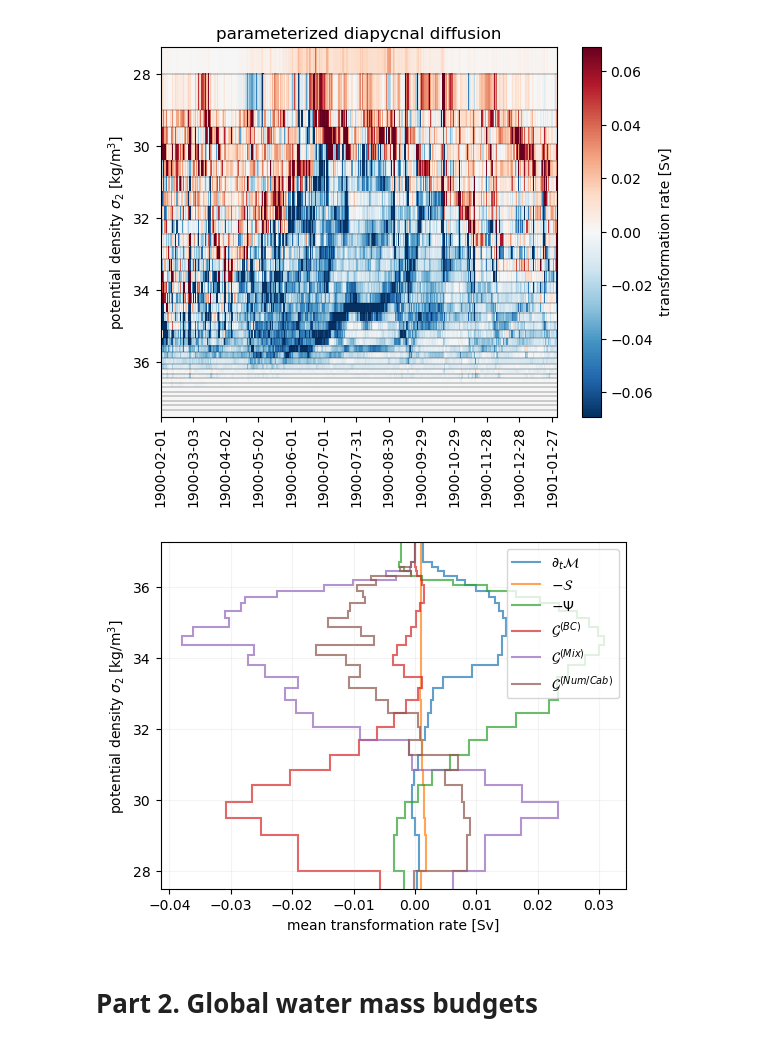
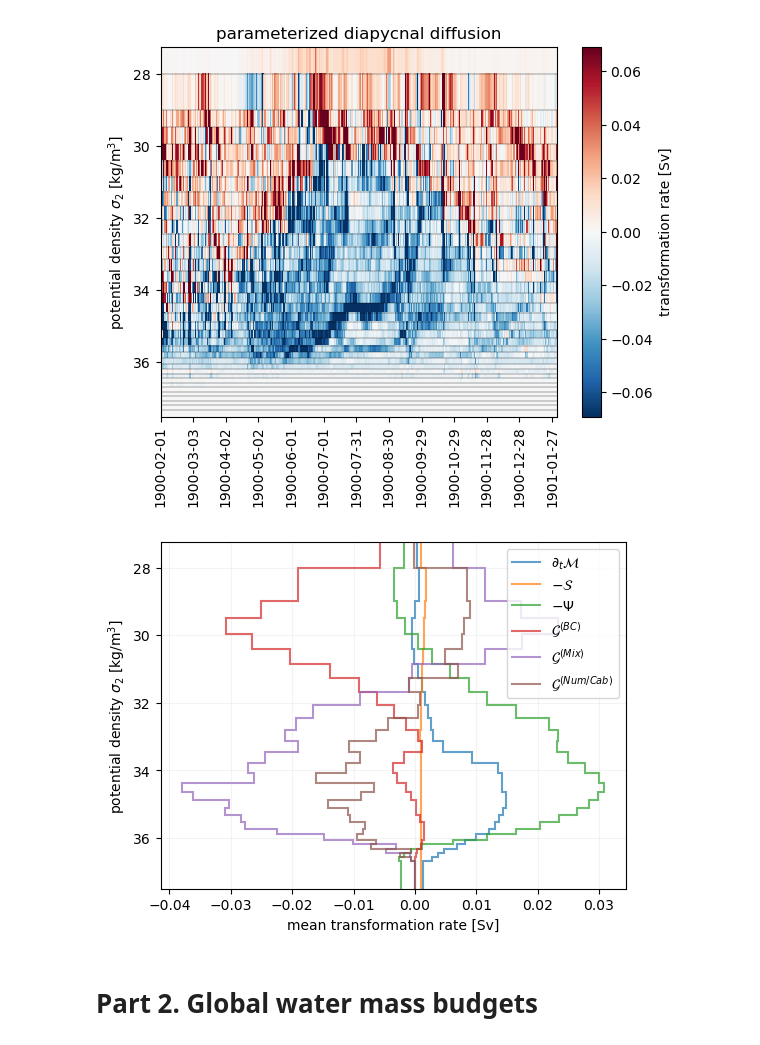
Before and after one commit to hdrake/xwmb, a Jupyter notebook: examples/Baltic_example.ipynb, the cells around one changed output. Cells and saved outputs as stored; diff of their text form; code cells hidden in the pictures.

```diff
--- a/examples/Baltic_example.ipynb
+++ b/examples/Baltic_example.ipynb
@@ -16,6 +15,7 @@ import xwmb
 # %% [markdown]
 ### Load grids and data
 # %%
+diag_frequency = "daily" # switch to "monthly" for testing
+
 from loading import *
-grid_ref = load_baltic("rho2", "monthly") # Just to get the limits of the target density bins
-grid = load_baltic("zstr", "daily")
+grid = load_baltic("zstr", diag_frequency)
@@ -21,0 +24,13 @@ grid = load_baltic("zstr", "daily")
+# %%
+# We specify our target density bins based on the online density-coordinate diagnostics
+grid_ref = load_baltic("rho2", "monthly")
+grid._ds = grid._ds.assign_coords({
+    "sigma2_l_target": grid_ref._ds['sigma2_l'].rename({"sigma2_l":"sigma2_l_target"}),
+    "sigma2_i_target": grid_ref._ds['sigma2_i'].rename({"sigma2_i":"sigma2_i_target"}),
+})
+grid = xwmt.add_gridcoords(
+    grid,
+    {"Z_target": {"center": "sigma2_l_target", "outer": "sigma2_i_target"}},
+    {"Z_target": "extend"}
+)
+grid
@@ -62,14 +91,6 @@ with warnings.catch_warnings():
         budgets_dict,
         region
     )
-    wmb.target_coords = {
-        "center": "sigma2_l_target",
-        "outer": "sigma2_i_target"
-    }
-    wmb.grid._ds = wmb.grid._ds.assign_coords({
-        "sigma2_l_target": grid_ref._ds['sigma2_l'].rename({"sigma2_l":"sigma2_l_target"}),
-        "sigma2_i_target": grid_ref._ds['sigma2_i'].rename({"sigma2_i":"sigma2_i_target"}),
-    })
     wmb.mass_budget(lam)
     wmb.wmt.load()
     wmt = wmb.wmt
@@ -84,22 +105,22 @@ plt.title("parameterized diapycnal diffusion");
 # %%
 plt.figure(figsize=(6,4.5))
 
 kwargs = {"units":"Sv", "alpha":0.7, "lw":1.5}
 
 wmt_mean = wmt.mean('time')*toSv
 xwmb.stairs( wmt_mean, 'mass_tendency',             label=r"$\partial_{t} \mathcal{M}$",**kwargs)
 xwmb.stairs(-wmt_mean, 'mass_source',               label=r"$-\mathcal{S}$",            **kwargs)
 xwmb.stairs(-wmt_mean, 'overturning',               label=r"$-\Psi$",                   **kwargs)
 xwmb.stairs( wmt_mean, 'boundary_fluxes',           label=r"$\mathcal{G}^{(BC)}$",      **kwargs)
 xwmb.stairs( wmt_mean, 'diffusion',                 label=r"$\mathcal{G}^{(Mix)}$",     **kwargs)
 xwmb.stairs( wmt_mean, 'spurious_numerical_mixing', label=r"$\mathcal{G}^{(Num/Cab)}$", **kwargs)
 
 plt.legend(loc="upper right")
 plt.grid(True, alpha=0.15)
 plt.ylabel(r"potential density $\sigma_{2}$ [kg/m$^{3}$]");
-plt.ylim(27.5, 37.25);
+plt.ylim(37.5, 27.25);
 # %% [output]
-[figure, old version]
+[figure, new version]
 # %% [markdown]
 # Part 2. Global water mass budgets
 # %% [markdown]
```
Also changed, not shown: parts of 6 cells of this notebook, 7 other files.
